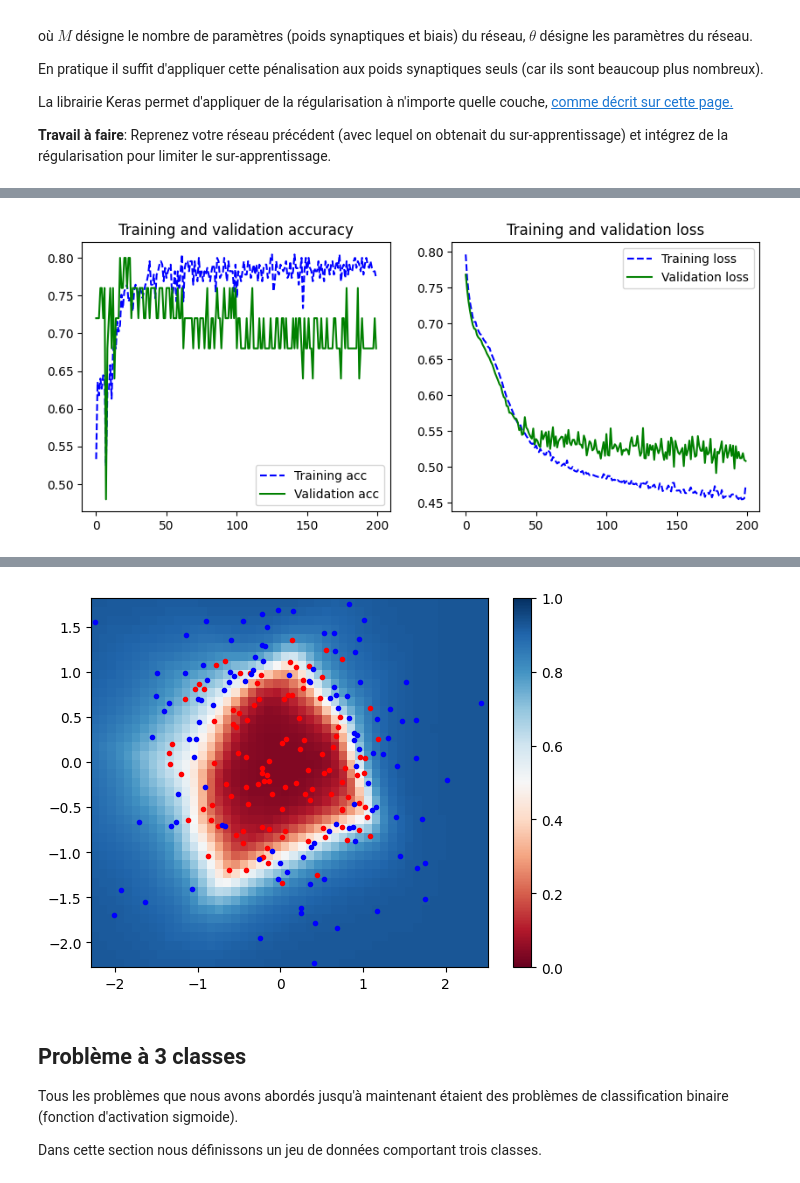
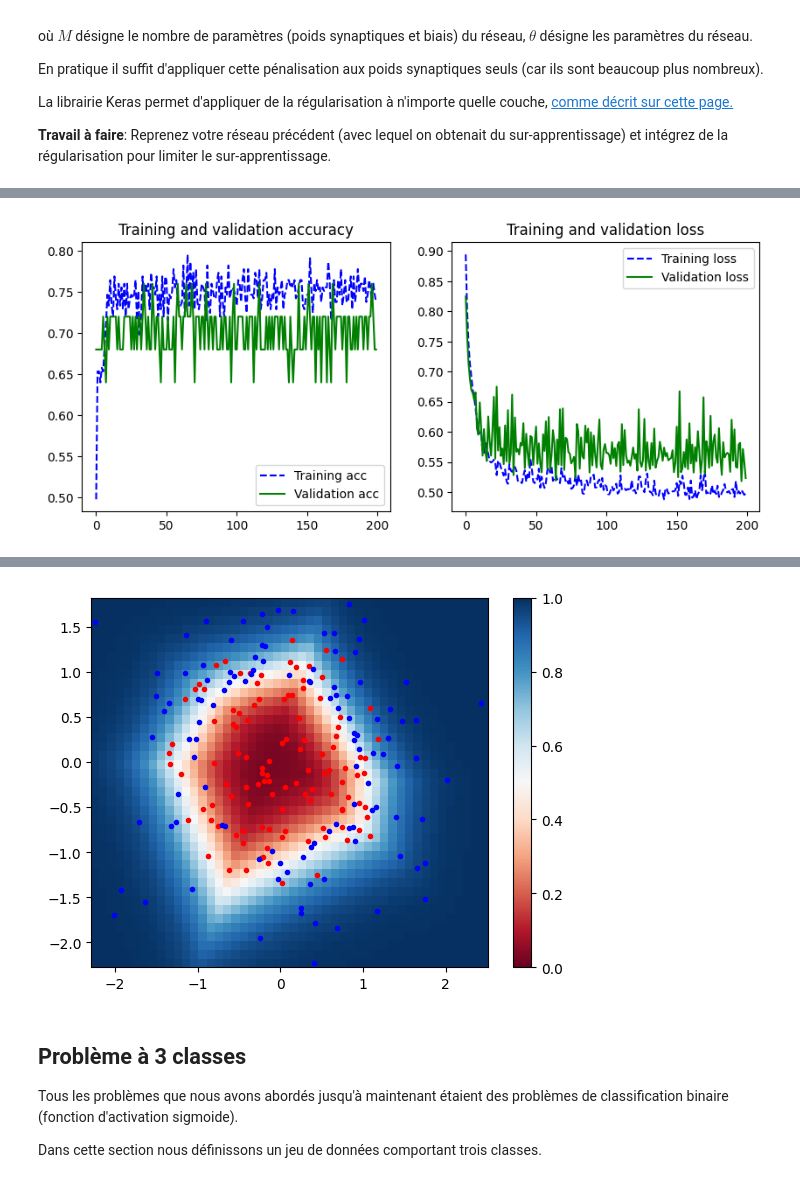
Before and after one commit to lehazare/deeplearning, a Jupyter notebook: Notebooks/02 - Classification avec Keras_Tensorflow.ipynb, the cells around one changed output, grey strips where cells are left out. Saved outputs shown, nothing was run; the diff lists cells and outputs as text; code cells hidden in the pictures.

```diff
--- a/Notebooks/02 - Classification avec Keras_Tensorflow.ipynb
+++ b/Notebooks/02 - Classification avec Keras_Tensorflow.ipynb
@@ -515,13 +515,13 @@ from tensorflow.keras.regularizers import l2
 
 model = Sequential()
 
-model.add(Dense(10, activation='relu', input_dim=2))
-model.add(Dense(10, activation='sigmoid'))
-model.add(Dense(10, activation='sigmoid', kernel_regularizer=l2(0.01)))
+model.add(Dense(10, activation='relu', input_dim=2, kernel_regularizer='l2'))
+model.add(Dense(10, activation='relu', kernel_regularizer='l2'))
+model.add(Dense(10, activation='relu', kernel_regularizer='l2' ))
 model.add(Dense(1, activation='sigmoid'))
 
 # Définition de l'optimiseur
-adam = optimizers.Adam(learning_rate=0.005)
+adam = optimizers.Adam(learning_rate=0.01)
 
 # Fonction de coût et métrique
 model.compile(optimizer=adam,
@@ -557 +558 @@ Epoch 200/200
-[figure, old version]
+[figure, new version]
@@ -559,4 +560,4 @@ Epoch 200/200
-[figure, old version]
+[figure, new version]
 # %% [markdown]
 ## Problème à 3 classes
 
```
Also changed, not shown: parts of 2 cells of this notebook.
